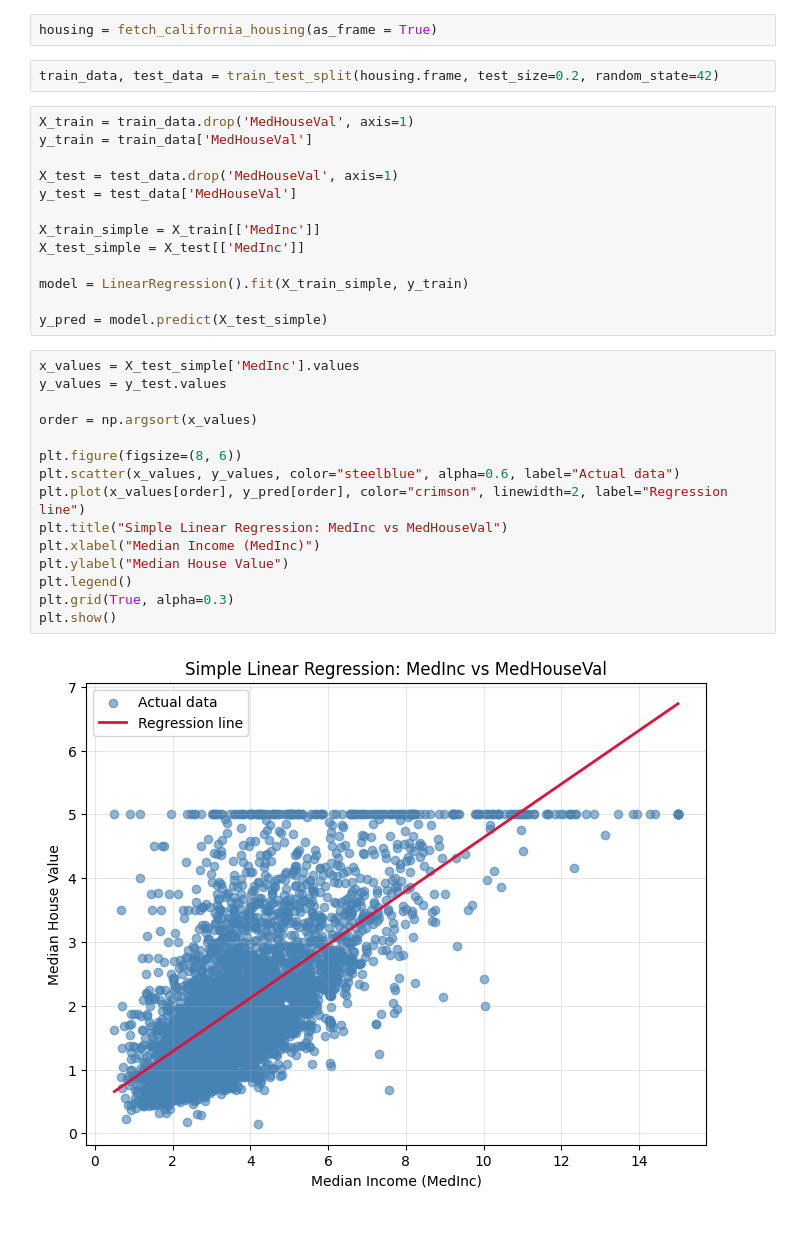
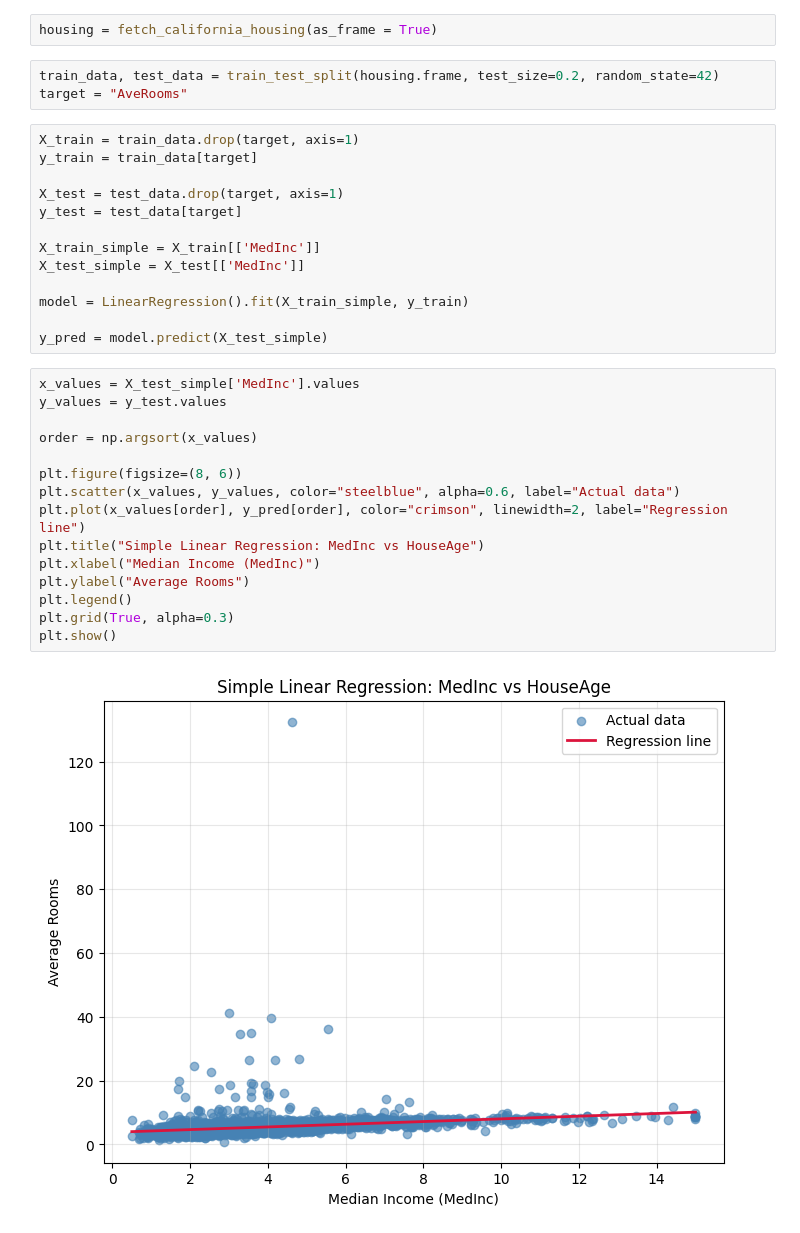
Before and after one commit to YaTut1901/machine-learning-lab-1-2, a Jupyter notebook: notebooks/task3_simple_regression.ipynb, the cells around one changed output. Drawn from its saved outputs; the diff is of its cells as text.

```diff
--- a/notebooks/task3_simple_regression.ipynb
+++ b/notebooks/task3_simple_regression.ipynb
@@ -9,12 +9,13 @@ from sklearn.model_selection import train_test_split
 housing = fetch_california_housing(as_frame = True)
 # %%
 train_data, test_data = train_test_split(housing.frame, test_size=0.2, random_state=42)
+target = "AveRooms"
 # %%
-X_train = train_data.drop('MedHouseVal', axis=1)
-y_train = train_data['MedHouseVal']
+X_train = train_data.drop(target, axis=1)
+y_train = train_data[target]
 
-X_test = test_data.drop('MedHouseVal', axis=1)
-y_test = test_data['MedHouseVal']
+X_test = test_data.drop(target, axis=1)
+y_test = test_data[target]
 
 X_train_simple = X_train[['MedInc']]
 X_test_simple = X_test[['MedInc']]
@@ -25,20 +26,20 @@ y_pred = model.predict(X_test_simple)
 # %%
 x_values = X_test_simple['MedInc'].values
 y_values = y_test.values
 
 order = np.argsort(x_values)
 
 plt.figure(figsize=(8, 6))
 plt.scatter(x_values, y_values, color="steelblue", alpha=0.6, label="Actual data")
 plt.plot(x_values[order], y_pred[order], color="crimson", linewidth=2, label="Regression line")
-plt.title("Simple Linear Regression: MedInc vs MedHouseVal")
+plt.title("Simple Linear Regression: MedInc vs HouseAge")
 plt.xlabel("Median Income (MedInc)")
-plt.ylabel("Median House Value")
+plt.ylabel("Average Rooms")
 plt.legend()
 plt.grid(True, alpha=0.3)
 plt.show()
 # %% [output]
-[figure, old version]
+[figure, new version]
 # %%
 mse = mean_squared_error(y_test, y_pred)
 r2 = r2_score(y_test, y_pred)
```
Also changed, not shown: parts of 1 cell of this notebook, 3 other files.
